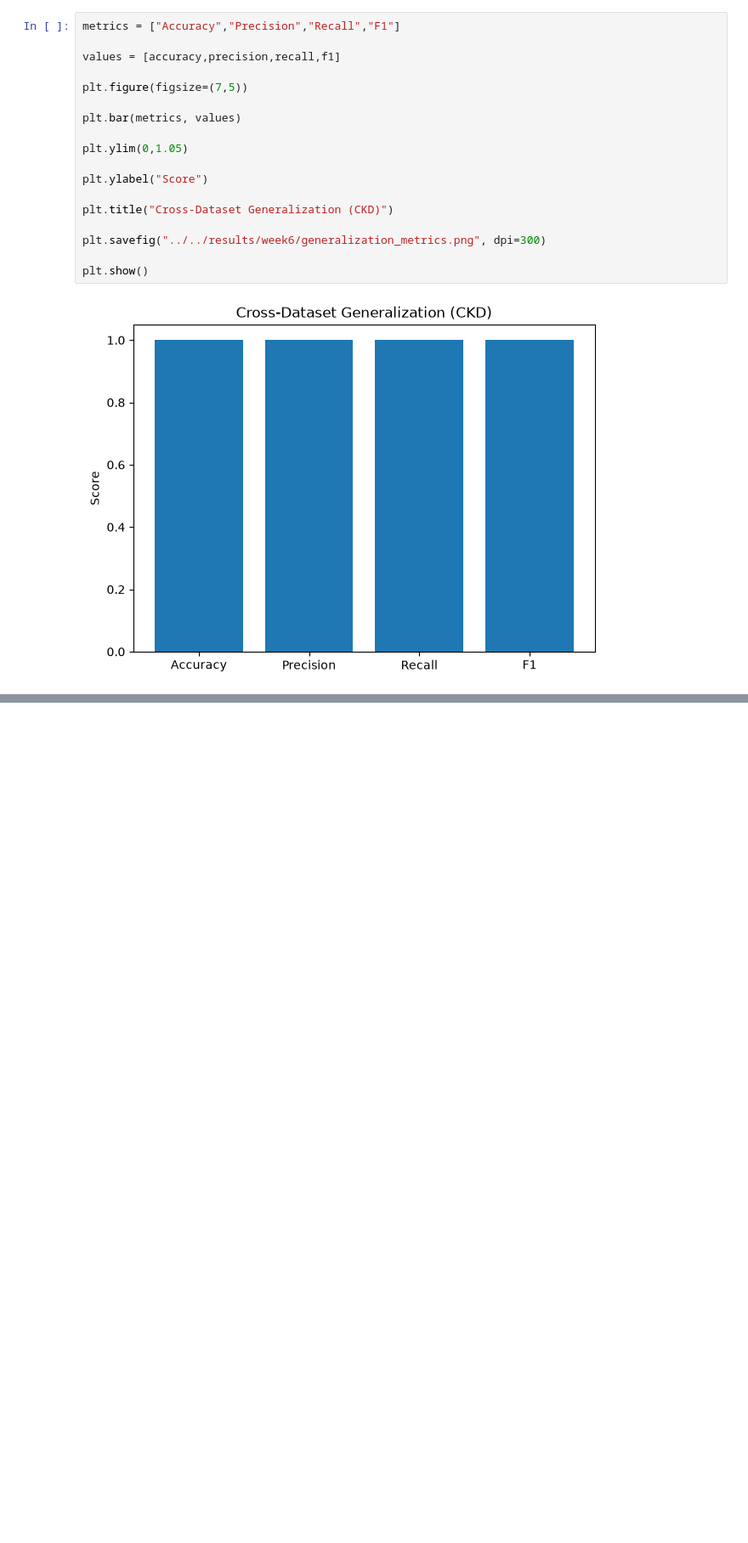
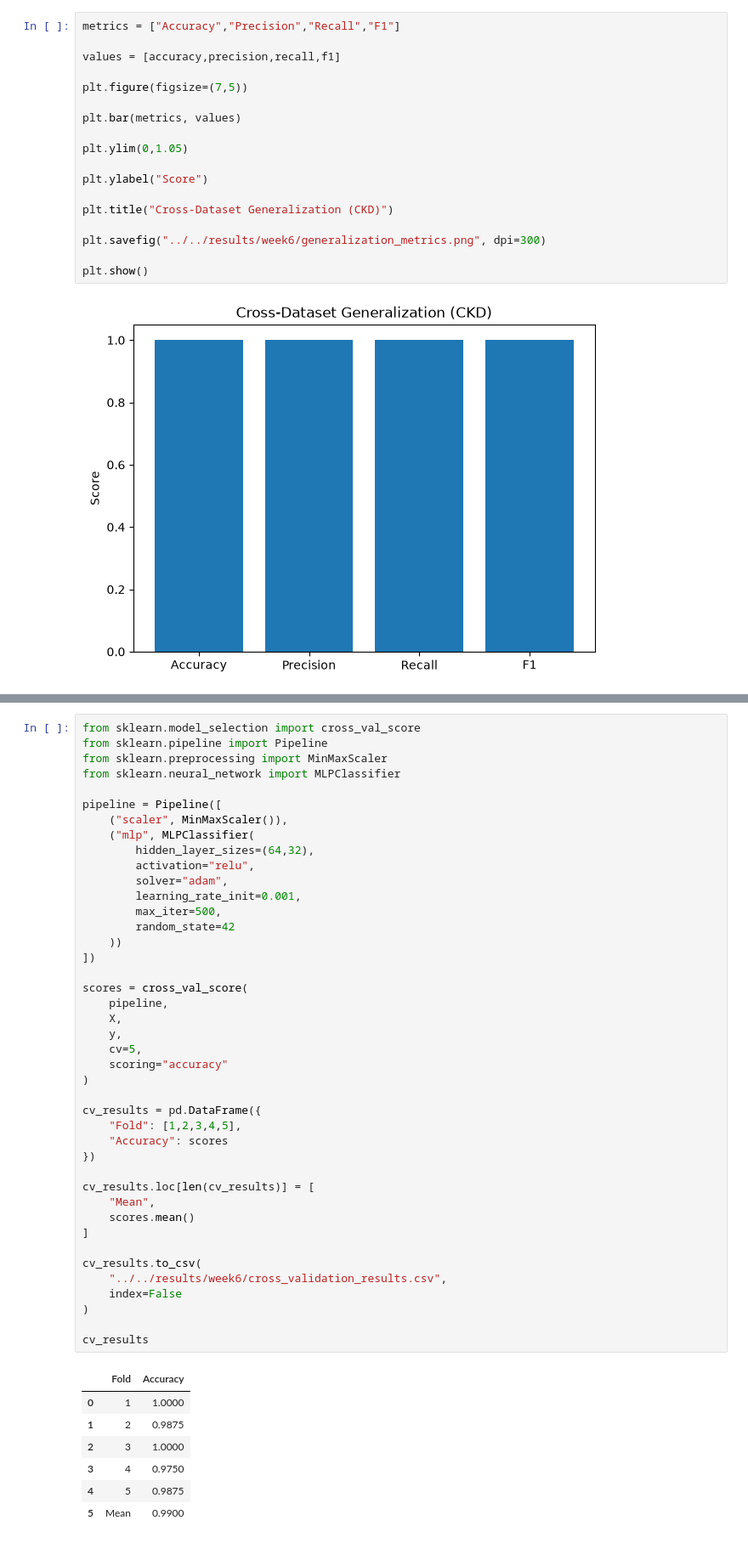
Before and after one commit to ap24110011024/Disease_detection, a Jupyter notebook: notebooks/ckd/generalization.ipynb, the cells around one changed output, grey strips where cells are left out. Shown at 85% size. Drawn from its saved outputs; the diff is of its cells as text; blank space fills up the shorter version.

```diff
--- a/notebooks/ckd/generalization.ipynb
+++ b/notebooks/ckd/generalization.ipynb
@@ -183,0 +323,50 @@ comparison.to_csv("../../results/week6/pima_vs_ckd_comparison.csv", index=False)
+# %%
+from sklearn.model_selection import cross_val_score
+from sklearn.pipeline import Pipeline
+from sklearn.preprocessing import MinMaxScaler
+from sklearn.neural_network import MLPClassifier
+
+pipeline = Pipeline([
+    ("scaler", MinMaxScaler()),
+    ("mlp", MLPClassifier(
+        hidden_layer_sizes=(64,32),
+        activation="relu",
+        solver="adam",
+        learning_rate_init=0.001,
+        max_iter=500,
+        random_state=42
+    ))
+])
+
+scores = cross_val_score(
+    pipeline,
+    X,
+    y,
+    cv=5,
+    scoring="accuracy"
+)
+
+cv_results = pd.DataFrame({
+    "Fold": [1,2,3,4,5],
+    "Accuracy": scores
+})
+
+cv_results.loc[len(cv_results)] = [
+    "Mean",
+    scores.mean()
+]
+
+cv_results.to_csv(
+    "../../results/week6/cross_validation_results.csv",
+    index=False
+)
+
+cv_results
+# %% [output]
+|  | Fold | Accuracy |
+| 0 | 1 | 1.0000 |
+| 1 | 2 | 0.9875 |
+| 2 | 3 | 1.0000 |
+| 3 | 4 | 0.9750 |
+| 4 | 5 | 0.9875 |
+| 5 | Mean | 0.9900 |
```
Also changed, not shown: parts of 8 cells of this notebook, 6 other files.
